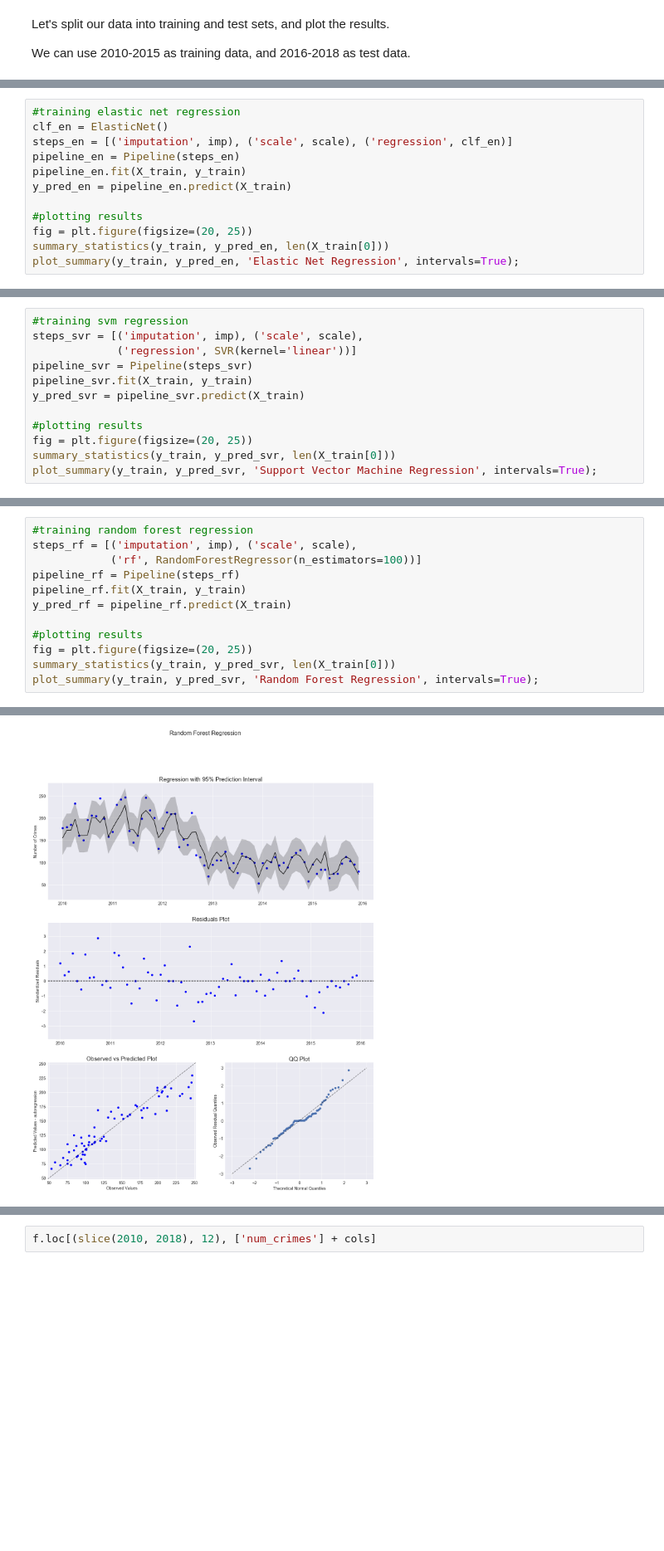
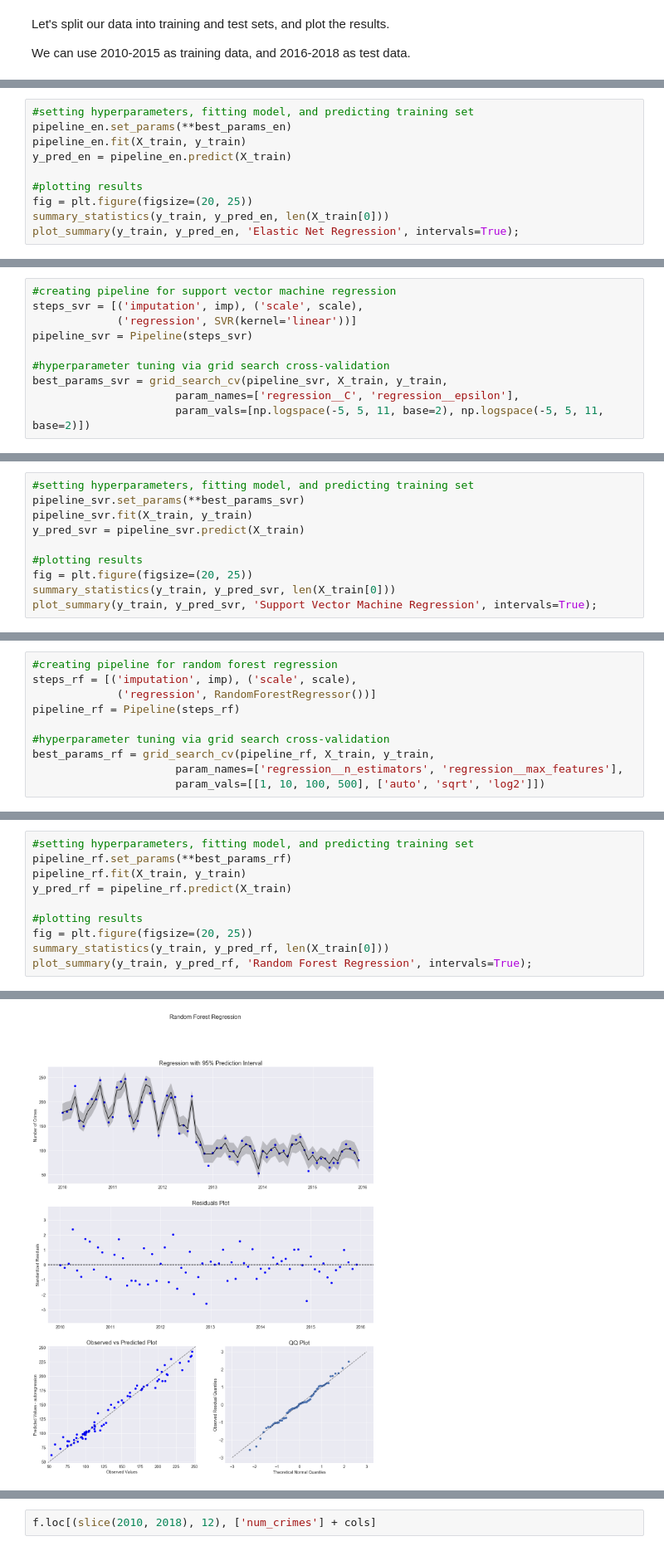
Before and after one commit to pspratling/Forecasting-Crime-around-the-Georgia-Tech-Campus, a Jupyter notebook: Project/Regression.ipynb, the cells around one changed output, grey strips where cells are left out. Shown at 83% size. Cells and saved outputs as stored; diff of their text form; blank space fills up the shorter version.

```diff
--- a/Project/Regression.ipynb
+++ b/Project/Regression.ipynb
@@ -388,8 +464,6 @@ Adjusted R-squared: 0.8863
 # %%
-#training elastic net regression
-clf_en = ElasticNet()
-steps_en = [('imputation', imp), ('scale', scale), ('regression', clf_en)]
-pipeline_en = Pipeline(steps_en)
+#setting hyperparameters, fitting model, and predicting training set
+pipeline_en.set_params(**best_params_en)
 pipeline_en.fit(X_train, y_train)
 y_pred_en = pipeline_en.predict(X_train)
 
@@ -405,0 +483,10 @@ Adjusted R-squared: 0.7912
+# %%
+#creating pipeline for support vector machine regression
+steps_svr = [('imputation', imp), ('scale', scale),
+             ('regression', SVR(kernel='linear'))]
+pipeline_svr = Pipeline(steps_svr)
+
+#hyperparameter tuning via grid search cross-validation
+best_params_svr = grid_search_cv(pipeline_svr, X_train, y_train,
+                      param_names=['regression__C', 'regression__epsilon'],
+                      param_vals=[np.logspace(-5, 5, 11, base=2), np.logspace(-5, 5, 11, base=2)])
@@ -406,8 +497,6 @@ Adjusted R-squared: 0.7912
 # %%
-#training svm regression
-steps_svr = [('imputation', imp), ('scale', scale),
-             ('regression', SVR(kernel='linear'))]
-pipeline_svr = Pipeline(steps_svr)
+#setting hyperparameters, fitting model, and predicting training set
+pipeline_svr.set_params(**best_params_svr)
 pipeline_svr.fit(X_train, y_train)
 y_pred_svr = pipeline_svr.predict(X_train)
 
@@ -423,0 +516,10 @@ Adjusted R-squared: 0.8211
+# %%
+#creating pipeline for random forest regression
+steps_rf = [('imputation', imp), ('scale', scale),
+             ('regression', RandomForestRegressor())]
+pipeline_rf = Pipeline(steps_rf)
+
+#hyperparameter tuning via grid search cross-validation
+best_params_rf = grid_search_cv(pipeline_rf, X_train, y_train,
+                      param_names=['regression__n_estimators', 'regression__max_features'],
+                      param_vals=[[1, 10, 100, 500], ['auto', 'sqrt', 'log2']])
@@ -424,13 +530,11 @@ Adjusted R-squared: 0.8211
 # %%
-#training random forest regression
-steps_rf = [('imputation', imp), ('scale', scale),
-            ('rf', RandomForestRegressor(n_estimators=100))]
-pipeline_rf = Pipeline(steps_rf)
+#setting hyperparameters, fitting model, and predicting training set
+pipeline_rf.set_params(**best_params_rf)
 pipeline_rf.fit(X_train, y_train)
 y_pred_rf = pipeline_rf.predict(X_train)
 
 #plotting results
 fig = plt.figure(figsize=(20, 25))
-summary_statistics(y_train, y_pred_svr, len(X_train[0]))
-plot_summary(y_train, y_pred_svr, 'Random Forest Regression', intervals=True);
+summary_statistics(y_train, y_pred_rf, len(X_train[0]))
+plot_summary(y_train, y_pred_rf, 'Random Forest Regression', intervals=True);
 # %% [output]
@@ -441 +546 @@ Adjusted R-squared: 0.8211
-[figure, old version]
+[figure, new version]
```
Also changed, not shown: parts of 32 cells of this notebook.
